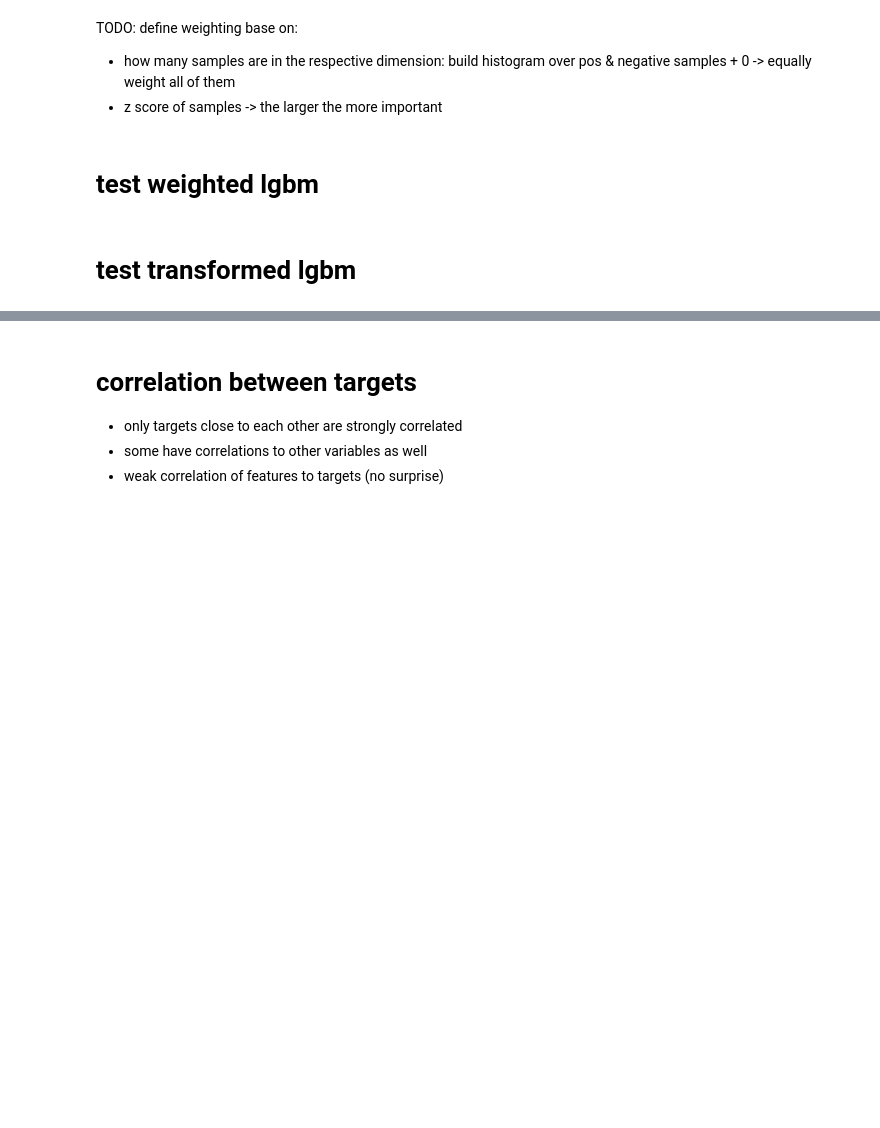
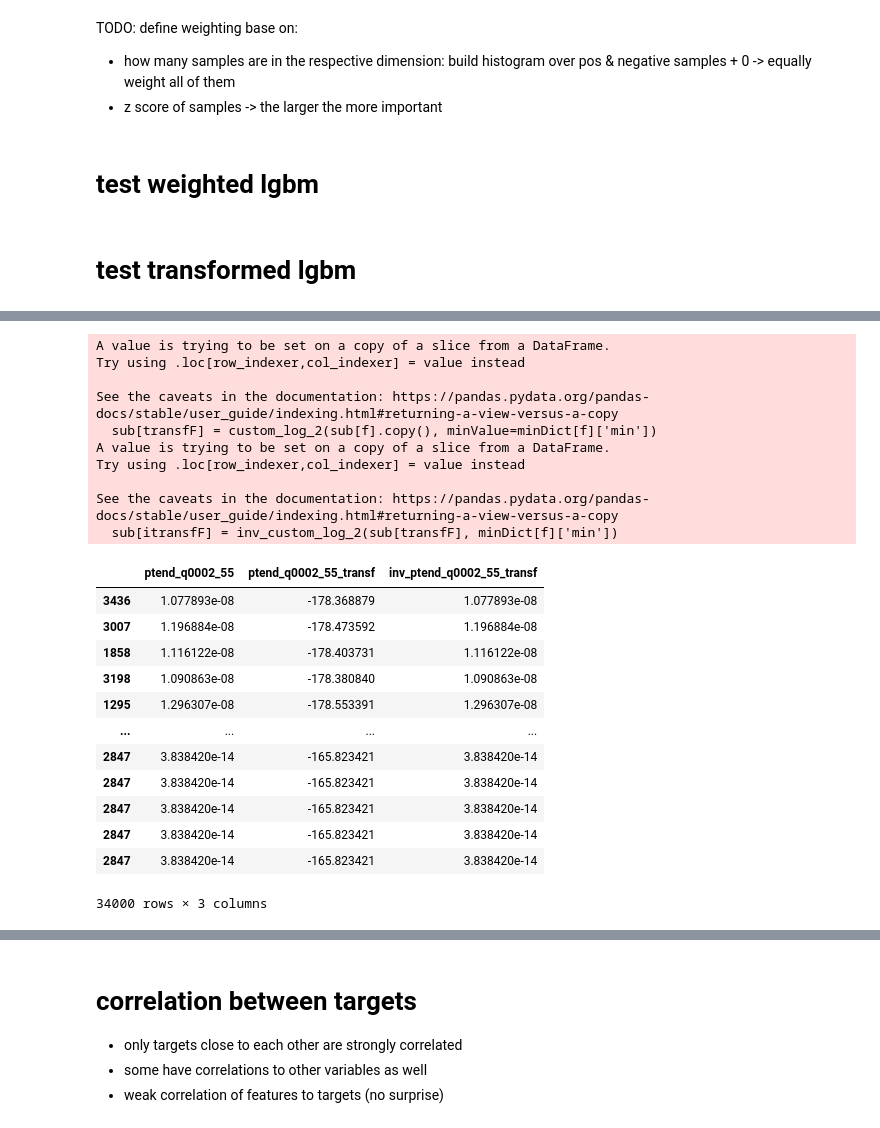
Before and after one commit to matze21/leap_atmospheric_physics, a Jupyter notebook: transform_continuous_log_function_test.ipynb, the cells around one changed output, grey strips where cells are left out. Drawn from its saved outputs; the diff is of its cells as text; code cells hidden in the pictures; blank space fills up the shorter version.

```diff
--- a/transform_continuous_log_function_test.ipynb
+++ b/transform_continuous_log_function_test.ipynb
@@ -99,5 +115,5 @@ def inv_custom_log_2(y,minDict, offset=6, nullValFactor=1):
     x[y>nullValueLog] = -x[y>nullValueLog]                                # find negative values
 
     # clip to physical values
-    x = np.clip(x, minDict['maxNeg'], minDict['maxPos'])
+    #x = np.clip(x, minDict['maxNeg'], minDict['maxPos'])
     return x
@@ -416,0 +506,21 @@ print('r2 scores', r2train,r2test, 'transormed',r2_score(train[transfF], predTra
+# %%
+train = pd.concat([baseTrain, largeV], axis=0)
+transfF = f + '_transf'
+train[transfF] = custom_log_2(train[f].copy(), minValue=minDict[f]['min'])
+val[transfF] = custom_log_2(val[f].copy(), minValue=minDict[f]['min'])
+
+train['weight'] = (train[f]-meanDict[f])**2
+
+#sub = train.loc[train[f]>0]
+#subV = val.loc[val[f]>0]
+sub = train.copy()
+
+
+
+#artivicially move values into positive
+minValTransfF = abs(sub[transfF].min())
+sub[transfF] = sub[transfF] + minValTransfF
+subV[transfF] = subV[transfF] + minValTransfF
+
+trainSet = lgb.Dataset(sub[allF], sub[transfF])#, weight=sub['weight']/sub['weight'].max(), free_raw_data=False)
+valSet = lgb.Dataset(subV[allF], label=subV[transfF], free_raw_data=False)
@@ -425,3 +576,45 @@ print('r2 scores', r2train,r2test, 'transormed',r2_score(train[transfF], predTra
+# %%
+# -- sampled df based on appearance of log bin --
+# r2 scores -1.020903606711506e+24 -7.581554632036056e+62 transormed 0.8766614556749107 -0.33763598112642224 for pos & neg combined
+# only neg r2 scores 0.9793021057704979 0.1083071275219144 transormed 0.9998079910715847 0.8642807598716907
+# only pos r2 scores 0.9474206185787832 -0.1449953254940295 transormed 0.9673479159593839 -0.5581621512878674
+
+# -- base train + largeV combined -> favours small values since small values are more negative
+# only pos r2 scores 0.2902795912350017 0.23251028659873052 transormed 0.4429164260915328 0.28999340730533507
+# -- base train + largeV combined + weight on l2 level
+# only pos r2 scores 0.1161499432053914 -0.15974208166744686 transormed -0.410610741392758 -0.5091970274979973
+# -- base train + largeV combined + transformed to positive to favour large values
+# only pos r2 scores 0.28993980731919133 0.23410064002653397 transormed 0.44342800425357576 0.2896518406462254
+f = 'ptend_q0002_55'
+transfF = f + '_transf'
+itransfF = 'inv_'+transfF
+sub[transfF] = custom_log_2(sub[f].copy(), minValue=minDict[f]['min'])
+sub[itransfF] = inv_custom_log_2(sub[transfF], minDict[f]['min'])
+sub[[f,transfF,itransfF]]
+# %% [output]
+A value is trying to be set on a copy of a slice from a DataFrame.
+Try using .loc[row_indexer,col_indexer] = value instead
+
+See the caveats in the documentation: https://pandas.pydata.org/pandas-docs/stable/user_guide/indexing.html#returning-a-view-versus-a-copy
+  sub[transfF] = custom_log_2(sub[f].copy(), minValue=minDict[f]['min'])
+A value is trying to be set on a copy of a slice from a DataFrame.
+Try using .loc[row_indexer,col_indexer] = value instead
+
+See the caveats in the documentation: https://pandas.pydata.org/pandas-docs/stable/user_guide/indexing.html#returning-a-view-versus-a-copy
+  sub[itransfF] = inv_custom_log_2(sub[transfF], minDict[f]['min'])
+|  | ptend_q0002_55 | ptend_q0002_55_transf | inv_ptend_q0002_55_transf |
+| 3436 | 1.077893e-08 | -178.368879 | 1.077893e-08 |
+| 3007 | 1.196884e-08 | -178.473592 | 1.196884e-08 |
+| 1858 | 1.116122e-08 | -178.403731 | 1.116122e-08 |
+| 3198 | 1.090863e-08 | -178.380840 | 1.090863e-08 |
+| 1295 | 1.296307e-08 | -178.553391 | 1.296307e-08 |
+| ... | ... | ... | ... |
+| 2847 | 3.838420e-14 | -165.823421 | 3.838420e-14 |
+| 2847 | 3.838420e-14 | -165.823421 | 3.838420e-14 |
+| 2847 | 3.838420e-14 | -165.823421 | 3.838420e-14 |
+| 2847 | 3.838420e-14 | -165.823421 | 3.838420e-14 |
+| 2847 | 3.838420e-14 | -165.823421 | 3.838420e-14 |
+34000 rows × 3 columns
 # %%
 train['prediction_log'] = predTrain0
 train['prediction_feat'] = predTrain
```
Also changed, not shown: parts of 27 cells of this notebook, 6 other files.
